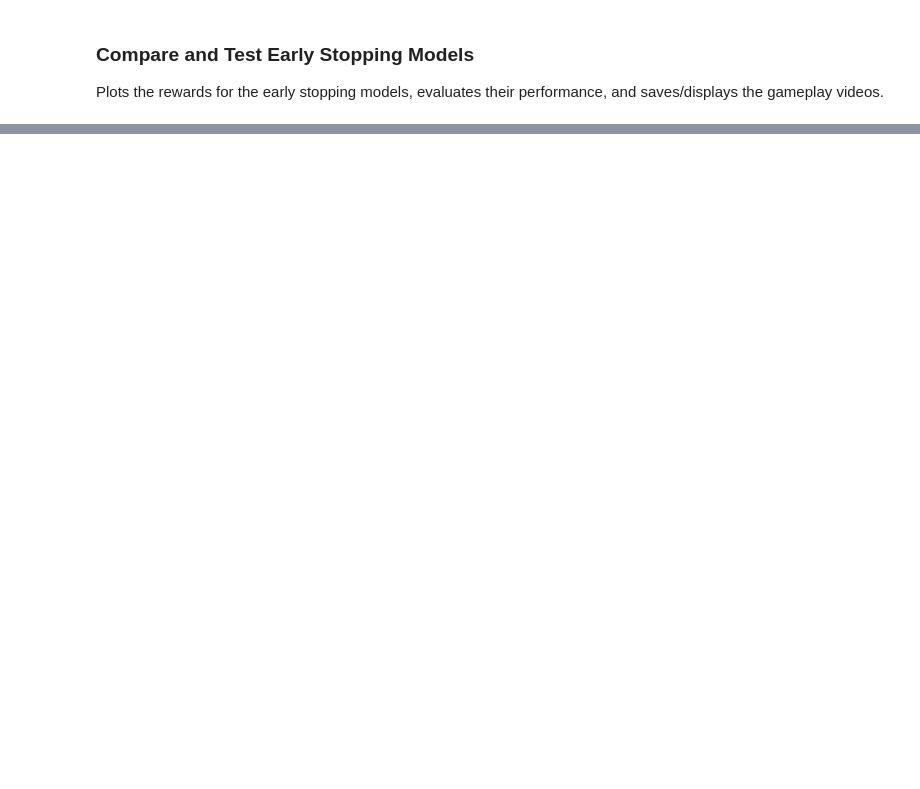
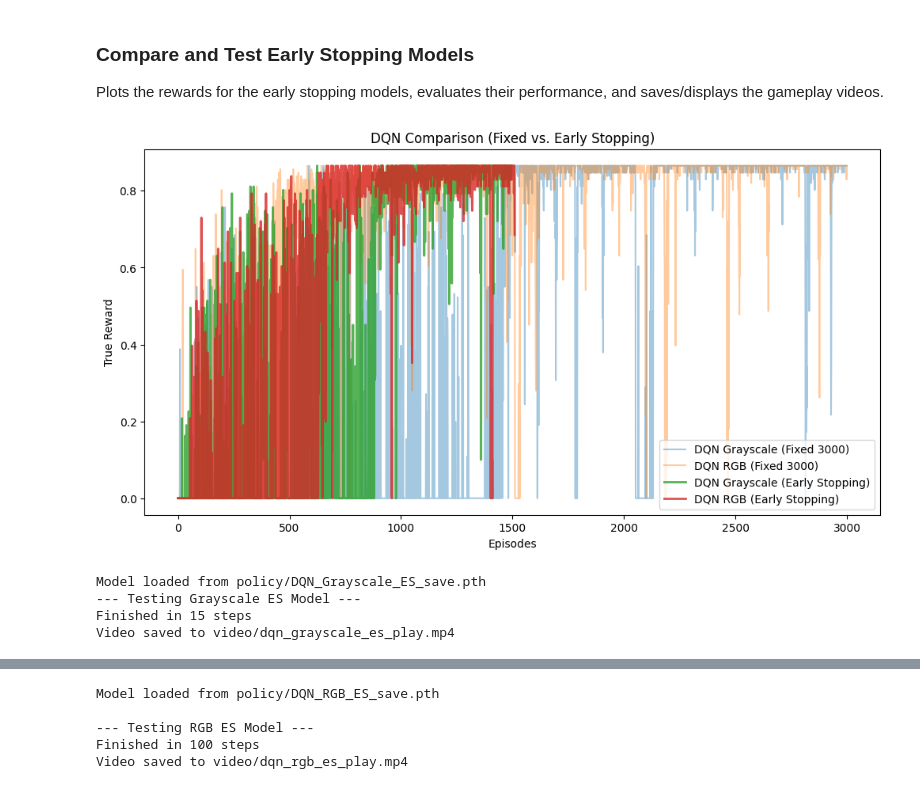
Before and after one commit to ANHOYA/ecl4022_project3, a Jupyter notebook: Project3_final.ipynb, the cells around one changed output, grey strips where cells are left out. Saved outputs shown, nothing was run; the diff lists cells and outputs as text; code cells hidden in the pictures; blank space fills up the shorter version.

```diff
--- a/Project3_final.ipynb
+++ b/Project3_final.ipynb
@@ -173,7 +196,15 @@ from IPython.display import HTML, display
 import numpy as np # 혹시 np 에러가 날 경우를 대비해 추가합니다
 
 # 1. 비디오 생성 함수 (교안 37페이지)
-def display_video(frames, fps=10):
+def display_video(frames, fps=10, filename=None):
+    if isinstance(fps, str):
+        filename = fps
+        fps = 10
+    os.makedirs("video", exist_ok=True)
+    if filename:
+        save_path = os.path.join("video", filename)
+        imageio.mimsave(save_path, frames, format="mp4", fps=fps)
+        print(f"Video saved to {save_path}")
     video_buffer = io.BytesIO()
     imageio.mimsave(video_buffer, frames, format="mp4", fps=fps)
     video_buffer.seek(0)
@@ -476,8 +603,9 @@ def run_dqn(use_grayscale=True, n_episodes=3000, lr=1e-4, batch_size=64, Target_
     writer.close()
 
     # Save the trained model
-    torch.save(model.state_dict(), get_model_save_path(run_name))
-    print(f"Model saved to {get_model_save_path(run_name)}")
+    save_path = get_model_save_path(run_name)
+    torch.save(model.state_dict(), save_path)
+    print(f"Model saved to {save_path}")
     return model, total_rewards
 # %% [markdown]
 ## 1. Train DQN with Grayscale Inputs
@@ -679,20 +869,34 @@ Plots the rewards for the early stopping models, evaluates their performance, an
 # %%
 # Plot Comparison including Early Stopping Models
 plt.figure(figsize=(12, 6))
 plt.plot(rewards_grayscale, label="DQN Grayscale (Fixed 3000)", alpha=0.4)
 plt.plot(rewards_rgb, label="DQN RGB (Fixed 3000)", alpha=0.4)
 plt.plot(rewards_grayscale_es, label="DQN Grayscale (Early Stopping)", alpha=0.8, linewidth=2)
 plt.plot(rewards_rgb_es, label="DQN RGB (Early Stopping)", alpha=0.8, linewidth=2)
 plt.xlabel("Episodes")
 plt.ylabel("True Reward")
 plt.title("DQN Comparison (Fixed vs. Early Stopping)")
 plt.legend()
 plt.show()
 
+# Grayscale ES 모델 객체 생성 및 저장된 가중치 로드
+model_grayscale_es = Model((1, 64, 64), 3).to(device)
+model_grayscale_es = load_model(model_grayscale_es, "DQN_Grayscale_ES")
+
 print("--- Testing Grayscale ES Model ---")
 grayscale_es_frames = test_dqn(model_grayscale_es, use_grayscale=True)
 display_video(grayscale_es_frames, "dqn_grayscale_es_play.mp4")
 
+# RGB ES 모델 객체 생성 및 저장된 가중치 로드
+model_rgb_es = Model((3, 64, 64), 3).to(device)
+model_rgb_es = load_model(model_rgb_es, "DQN_RGB_ES")
+
 print("\n--- Testing RGB ES Model ---")
 rgb_es_frames = test_dqn(model_rgb_es, use_grayscale=False)
 display_video(rgb_es_frames, "dqn_rgb_es_play.mp4")
+# %% [output]
+[figure, added]
+Model loaded from policy/DQN_Grayscale_ES_save.pth
+--- Testing Grayscale ES Model ---
+Finished in 15 steps
+Video saved to video/dqn_grayscale_es_play.mp4
@@ -698,0 +904,5 @@ display_video(rgb_es_frames, "dqn_rgb_es_play.mp4")
+Model loaded from policy/DQN_RGB_ES_save.pth
+
+--- Testing RGB ES Model ---
+Finished in 100 steps
+Video saved to video/dqn_rgb_es_play.mp4
```
Also changed, not shown: parts of 14 cells of this notebook.
